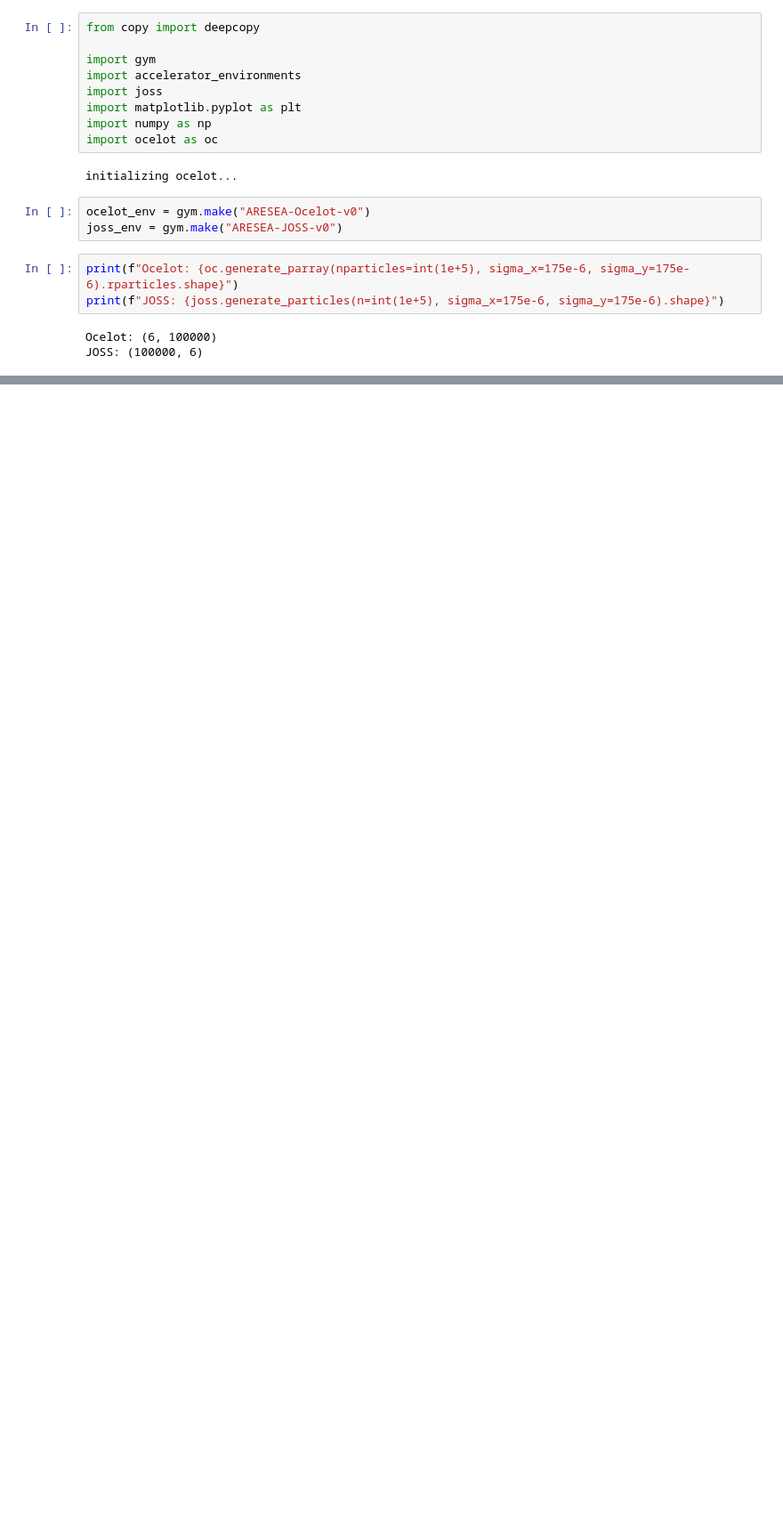
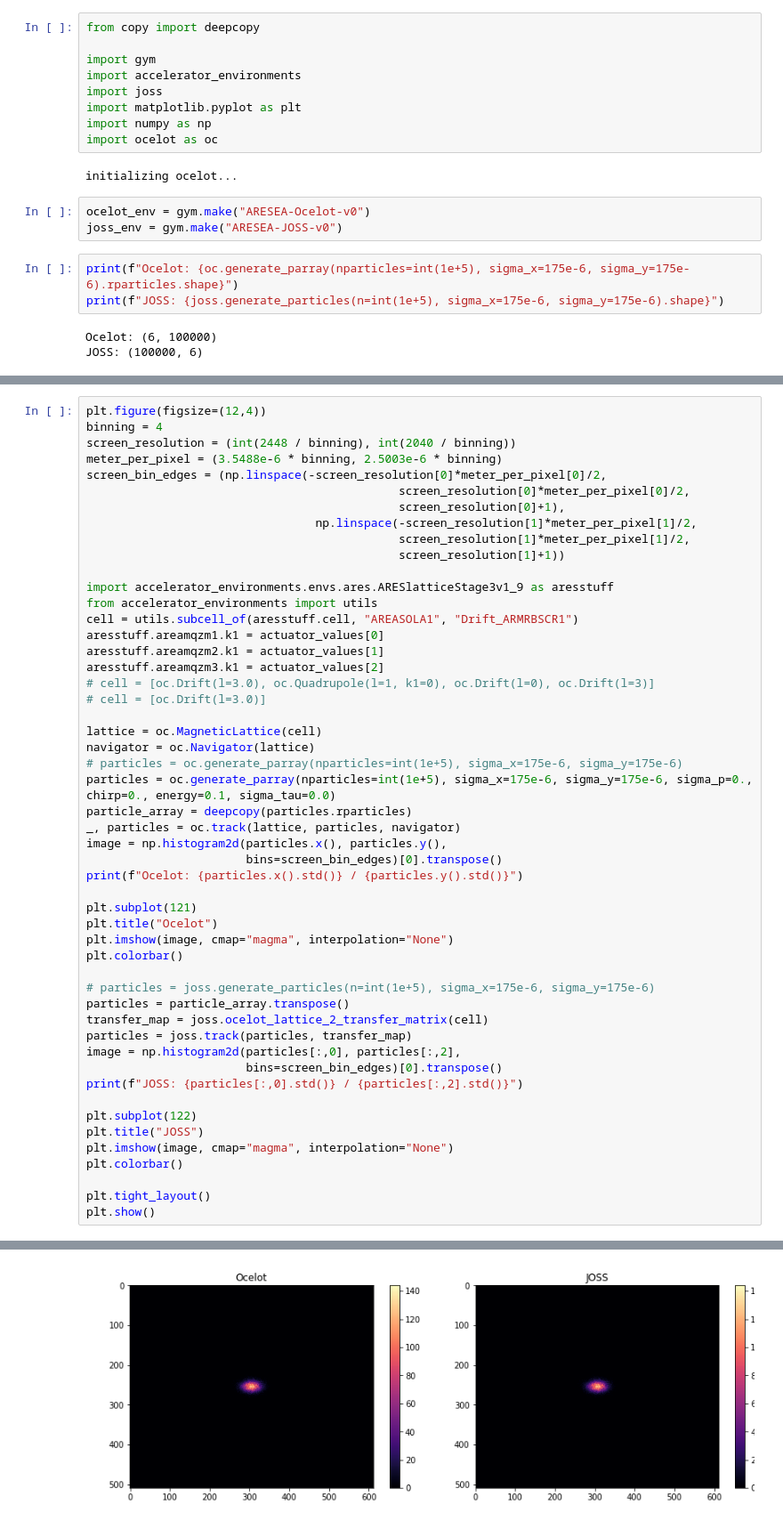
Before and after one commit to desy-ml/cheetah, a Jupyter notebook: ocelot_vs_joss.ipynb, the cells around one changed output, grey strips where cells are left out. Shown: that part at 89% size. Cells and saved outputs as stored; diff of their text form; blank space fills up the shorter version.

```diff
--- a/ocelot_vs_joss.ipynb
+++ b/ocelot_vs_joss.ipynb
@@ -20,0 +23,52 @@ JOSS: (100000, 6)
+# %%
+plt.figure(figsize=(12,4))
+binning = 4
+screen_resolution = (int(2448 / binning), int(2040 / binning))
+meter_per_pixel = (3.5488e-6 * binning, 2.5003e-6 * binning)
+screen_bin_edges = (np.linspace(-screen_resolution[0]*meter_per_pixel[0]/2,
+                                             screen_resolution[0]*meter_per_pixel[0]/2,
+                                             screen_resolution[0]+1),
+                                 np.linspace(-screen_resolution[1]*meter_per_pixel[1]/2,
+                                             screen_resolution[1]*meter_per_pixel[1]/2,
+                                             screen_resolution[1]+1))
+
+import accelerator_environments.envs.ares.ARESlatticeStage3v1_9 as aresstuff
+from accelerator_environments import utils
+cell = utils.subcell_of(aresstuff.cell, "AREASOLA1", "Drift_ARMRBSCR1")
+aresstuff.areamqzm1.k1 = actuator_values[0]
+aresstuff.areamqzm2.k1 = actuator_values[1]
+aresstuff.areamqzm3.k1 = actuator_values[2]
+# cell = [oc.Drift(l=3.0), oc.Quadrupole(l=1, k1=0), oc.Drift(l=0), oc.Drift(l=3)]
+# cell = [oc.Drift(l=3.0)]
+
+lattice = oc.MagneticLattice(cell)
+navigator = oc.Navigator(lattice)
+# particles = oc.generate_parray(nparticles=int(1e+5), sigma_x=175e-6, sigma_y=175e-6)
+particles = oc.generate_parray(nparticles=int(1e+5), sigma_x=175e-6, sigma_y=175e-6, sigma_p=0., chirp=0., energy=0.1, sigma_tau=0.0)
+particle_array = deepcopy(particles.rparticles)
+_, particles = oc.track(lattice, particles, navigator)
+image = np.histogram2d(particles.x(), particles.y(),
+                       bins=screen_bin_edges)[0].transpose()
+print(f"Ocelot: {particles.x().std()} / {particles.y().std()}")
+
+plt.subplot(121)
+plt.title("Ocelot")
+plt.imshow(image, cmap="magma", interpolation="None")
+plt.colorbar()
+
+# particles = joss.generate_particles(n=int(1e+5), sigma_x=175e-6, sigma_y=175e-6)
+particles = particle_array.transpose()
+transfer_map = joss.ocelot_lattice_2_transfer_matrix(cell)
+particles = joss.track(particles, transfer_map)
+image = np.histogram2d(particles[:,0], particles[:,2],
+                       bins=screen_bin_edges)[0].transpose()
+print(f"JOSS: {particles[:,0].std()} / {particles[:,2].std()}")
+
+plt.subplot(122)
+plt.title("JOSS")
+plt.imshow(image, cmap="magma", interpolation="None")
+plt.colorbar()
+
+plt.tight_layout()
+plt.show()
+# %% [output]
@@ -21,3 +78,4 @@ JOSS: (100000, 6)
+[figure, added]
 # %%
 ocelot_env = gym.make("ARESEA-Ocelot-v0")
 joss_env = gym.make("ARESEA-JOSS-v0")
```
Also changed, not shown: parts of 7 cells of this notebook, 1 other file.
